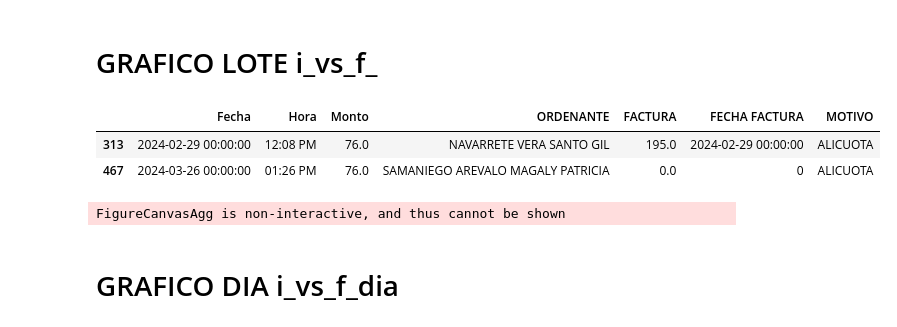
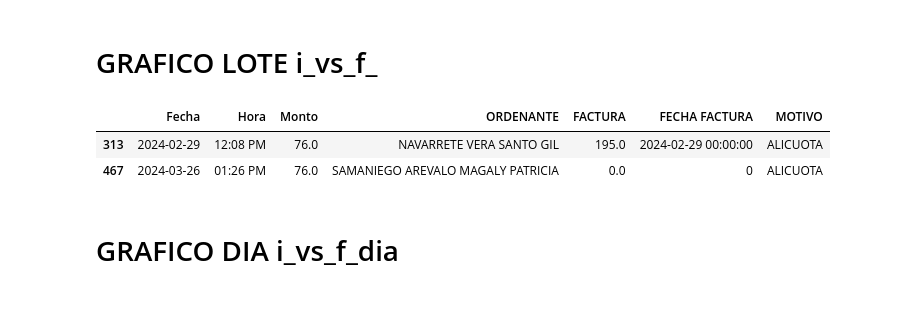
Before and after one commit to MiliPalacios/Proyecto, a Jupyter notebook: Borrador.ipynb, the cells around one changed output. Cells and saved outputs as stored; diff of their text form; code cells hidden in the pictures.

```diff
--- a/Borrador.ipynb
+++ b/Borrador.ipynb
@@ -74,12 +74,12 @@ array([  0. ,   1.2,   4. ,   6.4,   8. ,  10. ,  11.1,  11.2,  12.1,
 # GRAFICO LOTE i_vs_f_
 # %%
 lote=4
-datos_lote=datos[datos["LOTE"].isin([lote])].drop(columns=["LOTE","MES","ESTADO CONTABILIDAD","CUENTA ORIGEN","DESCRIPCION BANCO","OBSERVACIONES","OBSERVACION","Tipo de transacción","Oficina","Concepto","Documento","Saldo","DETALLE PAGO","BANCO","N. de comprobante","Unnamed: 9"])
+datos_lote=datos[datos["LOTE"].isin([lote])].drop(columns=["LOTE","MES","ESTADO CONTABILIDAD","CUENTA ORIGEN","DESCRIPCION BANCO","OBSERVACIONES","OBSERVACION","Tipo de transacción","Oficina","Concepto","Documento","Saldo","DETALLE PAGO","BANCO","N. de comprobante"])
 datos_lote
 # %% [output]
 |  | Fecha | Hora | Monto | ORDENANTE | FACTURA | FECHA FACTURA | MOTIVO |
-| 313 | 2024-02-29 00:00:00 | 12:08 PM | 76.0 | NAVARRETE VERA SANTO GIL | 195.0 | 2024-02-29 00:00:00 | ALICUOTA |
-| 467 | 2024-03-26 00:00:00 | 01:26 PM | 76.0 | SAMANIEGO AREVALO MAGALY PATRICIA | 0.0 | 0 | ALICUOTA |
+| 313 | 2024-02-29 | 12:08 PM | 76.0 | NAVARRETE VERA SANTO GIL | 195.0 | 2024-02-29 00:00:00 | ALICUOTA |
+| 467 | 2024-03-26 | 01:26 PM | 76.0 | SAMANIEGO AREVALO MAGALY PATRICIA | 0.0 | 0 | ALICUOTA |
 # %%
 valores_ingresos_l=datos_lote["Monto"].sum()
 facturas_l=datos_lote[datos_lote["FACTURA"]!=0]
@@ -102,8 +102,6 @@ for barra in barras1:
     plt.text(barra.get_x()+barra.get_width()/2, altura/2, altura, ha = 'center',va="bottom")
 plt.savefig(f'images/i_vs_f_lote_{lote}.png')
 plt.show()
-# %% [output]
-FigureCanvasAgg is non-interactive, and thus cannot be shown
 # %% [markdown]
 # GRAFICO DIA i_vs_f_dia
 # %%
```
Also changed, not shown: parts of 8 cells of this notebook, 4 other files.
